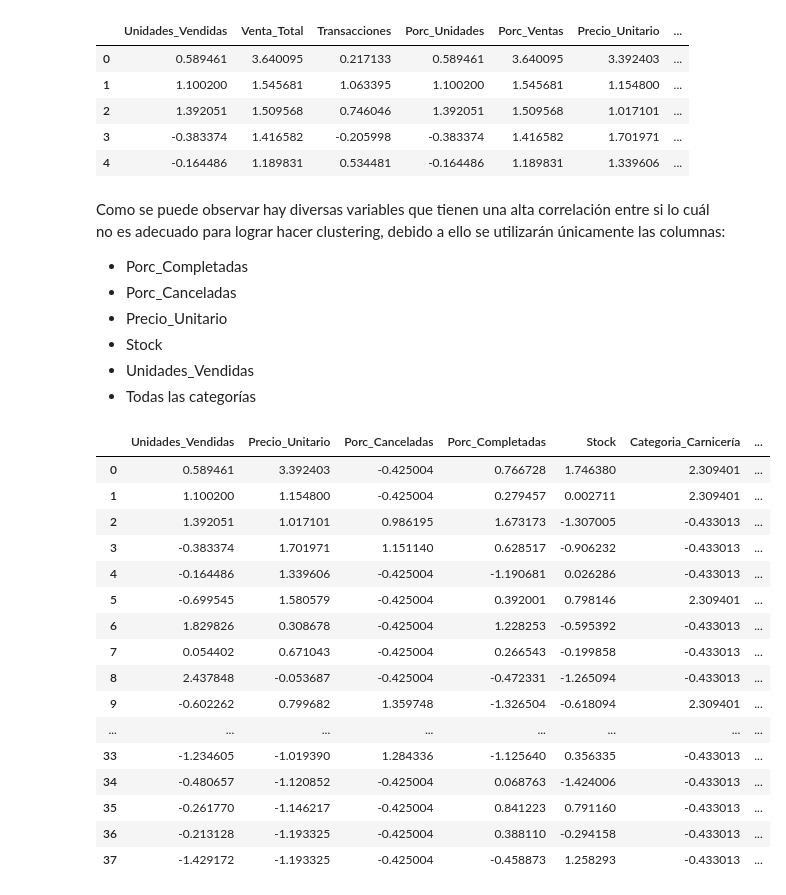
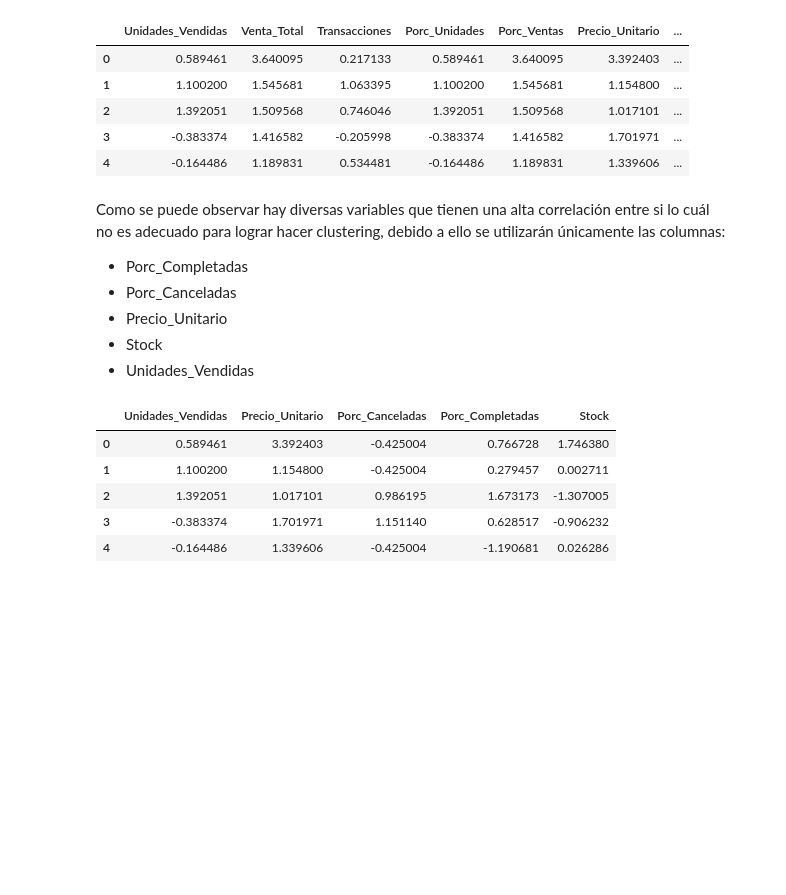
Before and after one commit to Polito9/Sales-Pattern-Analysis, a Jupyter notebook: notebooks/Clustering.ipynb, the cells around one changed output. Saved outputs shown, nothing was run; the diff lists cells and outputs as text; code cells hidden in the pictures; blank space fills up the shorter version.

```diff
--- a/notebooks/Clustering.ipynb
+++ b/notebooks/Clustering.ipynb
@@ -39,7 +41,7 @@ resumen_productos.head(5)
 | 4 | 3 | Queso cremoso | Lácteos | 17.23 | 3167 | 268 | 4617.64 | ... |
 # %%
 #Filtrando las posibles columnas a usar
-interest_cols = ['Categoría', 'Unidades_Vendidas', 'Venta_Total', 'Transacciones', 'Porc_Unidades', 'Porc_Ventas', 'Precio_Unitario', 'Porc_Canceladas', 'Porc_Completadas', 'Porc_Pendientes', 'Stock']
+interest_cols = ['Unidades_Vendidas', 'Venta_Total', 'Transacciones', 'Porc_Unidades', 'Porc_Ventas', 'Precio_Unitario', 'Porc_Canceladas', 'Porc_Completadas', 'Porc_Pendientes', 'Stock']
 X_prod = resumen_productos[interest_cols]
 X_prod = X_prod.rename(columns={'Categoría': 'Categoria'})
 X_prod.head(5)
@@ -53,4 +54,0 @@ X_prod.head(5)
-# %%
-#Aplicando OneHotEncoder a categoria
-
-X_prod = pd.get_dummies(X_prod, drop_first=True, dtype=int)
@@ -102,28 +80,16 @@ Como se puede observar hay diversas variables que tienen una alta correlación e
 - Precio_Unitario
 - Stock
 - Unidades_Vendidas
-- Todas las categorías
 # %%
 not_used_cols = ['Venta_Total', 'Transacciones', 'Porc_Unidades', 'Porc_Ventas', 'Porc_Pendientes']
 
 X_prod_scaled = X_prod_scaled.drop(columns=not_used_cols)
 
-X_prod_scaled
+X_prod_scaled.head(5)
 # %% [output]
-|  | Unidades_Vendidas | Precio_Unitario | Porc_Canceladas | Porc_Completadas | Stock | Categoria_Carnicería | ... |
-| 0 | 0.589461 | 3.392403 | -0.425004 | 0.766728 | 1.746380 | 2.309401 | ... |
-| 1 | 1.100200 | 1.154800 | -0.425004 | 0.279457 | 0.002711 | 2.309401 | ... |
-| 2 | 1.392051 | 1.017101 | 0.986195 | 1.673173 | -1.307005 | -0.433013 | ... |
-| 3 | -0.383374 | 1.701971 | 1.151140 | 0.628517 | -0.906232 | -0.433013 | ... |
-| 4 | -0.164486 | 1.339606 | -0.425004 | -1.190681 | 0.026286 | -0.433013 | ... |
-| 5 | -0.699545 | 1.580579 | -0.425004 | 0.392001 | 0.798146 | 2.309401 | ... |
-| 6 | 1.829826 | 0.308678 | -0.425004 | 1.228253 | -0.595392 | -0.433013 | ... |
-| 7 | 0.054402 | 0.671043 | -0.425004 | 0.266543 | -0.199858 | -0.433013 | ... |
-| 8 | 2.437848 | -0.053687 | -0.425004 | -0.472331 | -1.265094 | -0.433013 | ... |
-| 9 | -0.602262 | 0.799682 | 1.359748 | -1.326504 | -0.618094 | 2.309401 | ... |
-| ... | ... | ... | ... | ... | ... | ... | ... |
-| 33 | -1.234605 | -1.019390 | 1.284336 | -1.125640 | 0.356335 | -0.433013 | ... |
-| 34 | -0.480657 | -1.120852 | -0.425004 | 0.068763 | -1.424006 | -0.433013 | ... |
-| 35 | -0.261770 | -1.146217 | -0.425004 | 0.841223 | 0.791160 | -0.433013 | ... |
-| 36 | -0.213128 | -1.193325 | -0.425004 | 0.388110 | -0.294158 | -0.433013 | ... |
-| 37 | -1.429172 | -1.193325 | -0.425004 | -0.458873 | 1.258293 | -0.433013 | ... |
+|  | Unidades_Vendidas | Precio_Unitario | Porc_Canceladas | Porc_Completadas | Stock |
+| 0 | 0.589461 | 3.392403 | -0.425004 | 0.766728 | 1.746380 |
+| 1 | 1.100200 | 1.154800 | -0.425004 | 0.279457 | 0.002711 |
+| 2 | 1.392051 | 1.017101 | 0.986195 | 1.673173 | -1.307005 |
+| 3 | -0.383374 | 1.701971 | 1.151140 | 0.628517 | -0.906232 |
+| 4 | -0.164486 | 1.339606 | -0.425004 | -1.190681 | 0.026286 |
```
Also changed, not shown: parts of 7 cells of this notebook, 2 other files.
